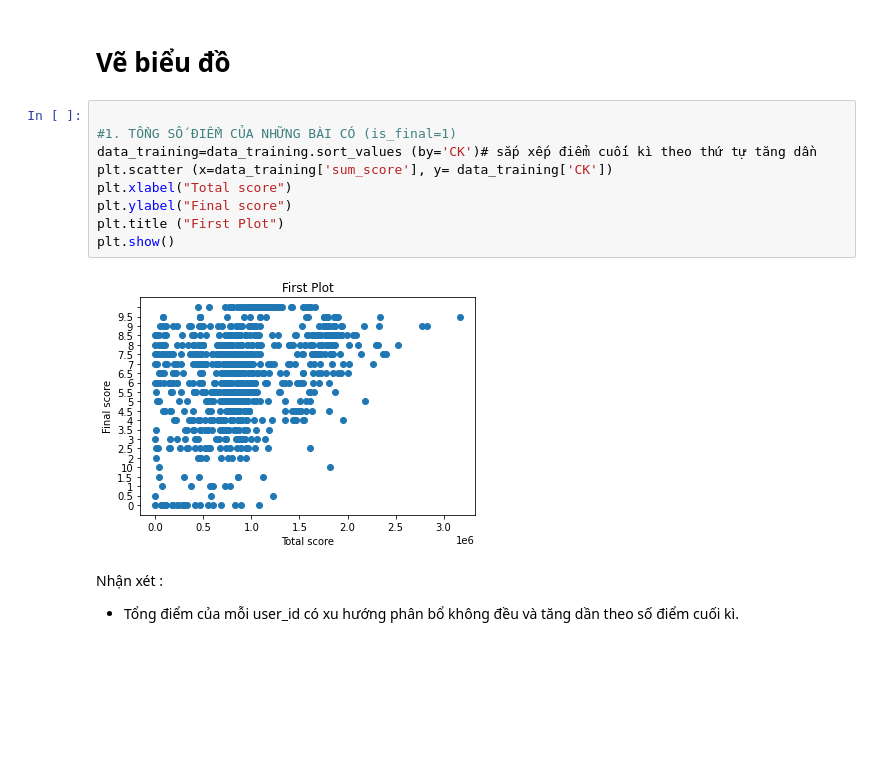
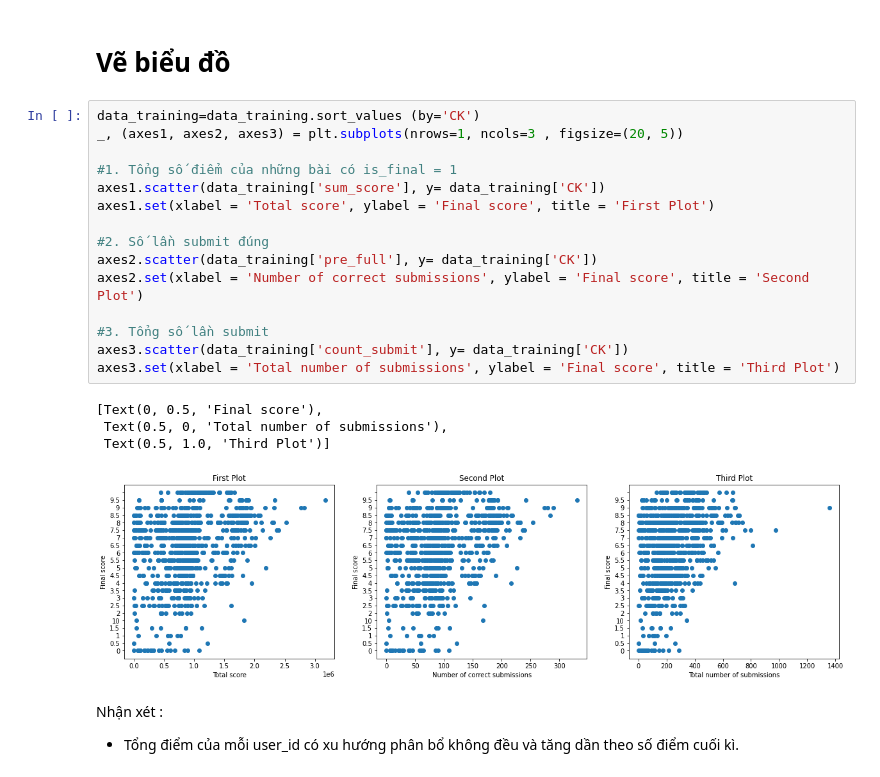
Before and after one commit to dxmai/CS114.L21.KHCL, a Jupyter notebook: Colab/DuDoanDiemCuoiKi.ipynb, the cells around one changed output. Cells and saved outputs as stored; diff of their text form; blank space fills up the shorter version.

```diff
--- a/Colab/DuDoanDiemCuoiKi.ipynb
+++ b/Colab/DuDoanDiemCuoiKi.ipynb
@@ -262,17 +245,26 @@ CÁC CÔNG THỨC CÓ THỂ TÍNH :
 7. Tổng số prolem đã submit / Tổng số lần submit  (Heso_submit3)
 # %% [markdown]
 # **Vẽ biểu đồ**
-# %%
-
-#1. TỔNG SỐ ĐIỂM CỦA NHỮNG BÀI CÓ (is_final=1)
-data_training=data_training.sort_values (by='CK')# sắp xếp điểm cuối kì theo thứ tự tăng dần
-plt.scatter (x=data_training['sum_score'], y= data_training['CK'])
-plt.xlabel("Total score")
-plt.ylabel("Final score")
-plt.title ("First Plot")
-plt.show()
-# %% [output]
-[figure, removed]
+# %%
+data_training=data_training.sort_values (by='CK')
+_, (axes1, axes2, axes3) = plt.subplots(nrows=1, ncols=3 , figsize=(20, 5))
+
+#1. Tổng số điểm của những bài có is_final = 1
+axes1.scatter(data_training['sum_score'], y= data_training['CK'])
+axes1.set(xlabel = 'Total score', ylabel = 'Final score', title = 'First Plot')
+
+#2. Số lần submit đúng
+axes2.scatter(data_training['pre_full'], y= data_training['CK'])
+axes2.set(xlabel = 'Number of correct submissions', ylabel = 'Final score', title = 'Second Plot')
+
+#3. Tổng số lần submit
+axes3.scatter(data_training['count_submit'], y= data_training['CK'])
+axes3.set(xlabel = 'Total number of submissions', ylabel = 'Final score', title = 'Third Plot')
+# %% [output]
+[Text(0, 0.5, 'Final score'),
+ Text(0.5, 0, 'Total number of submissions'),
+ Text(0.5, 1.0, 'Third Plot')]
+[figure, added]
 # %% [markdown]
 Nhận xét :
 
```
Also changed, not shown: parts of 14 cells of this notebook.
